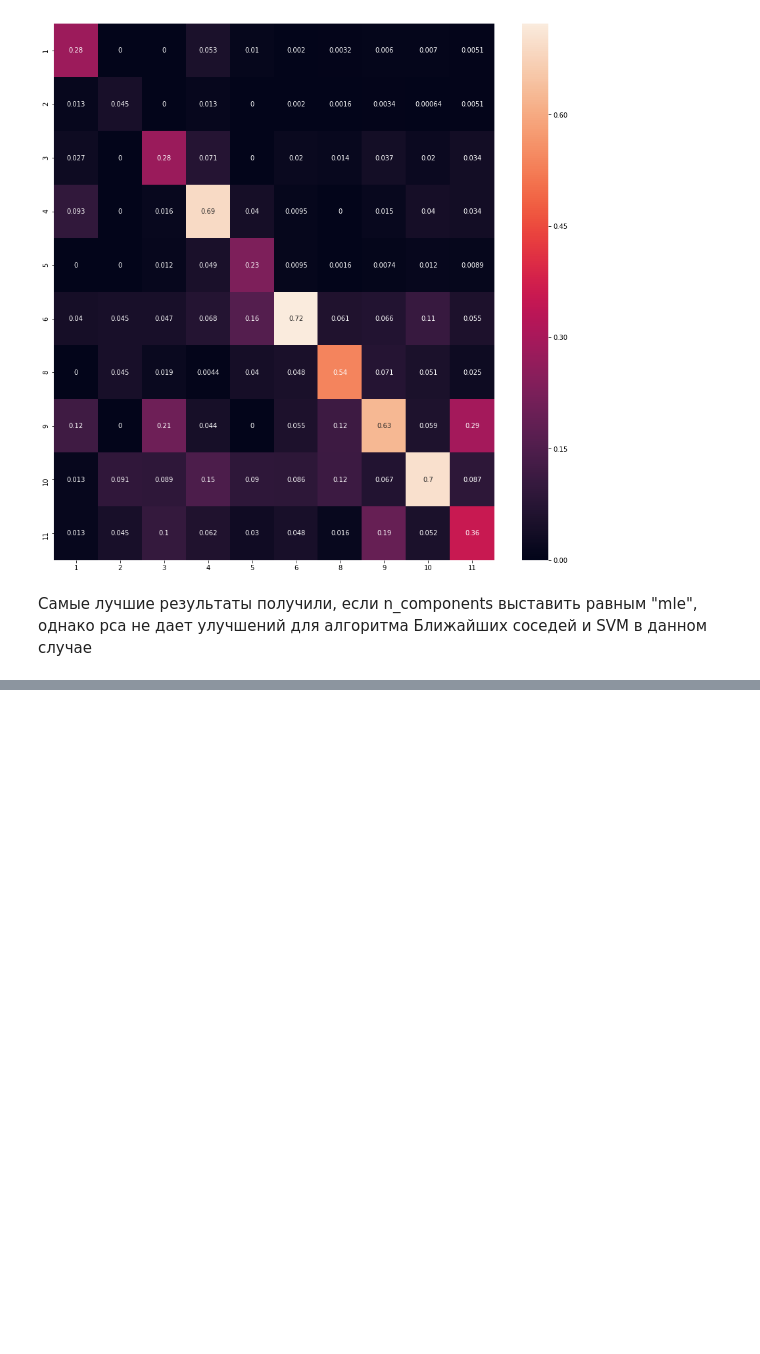
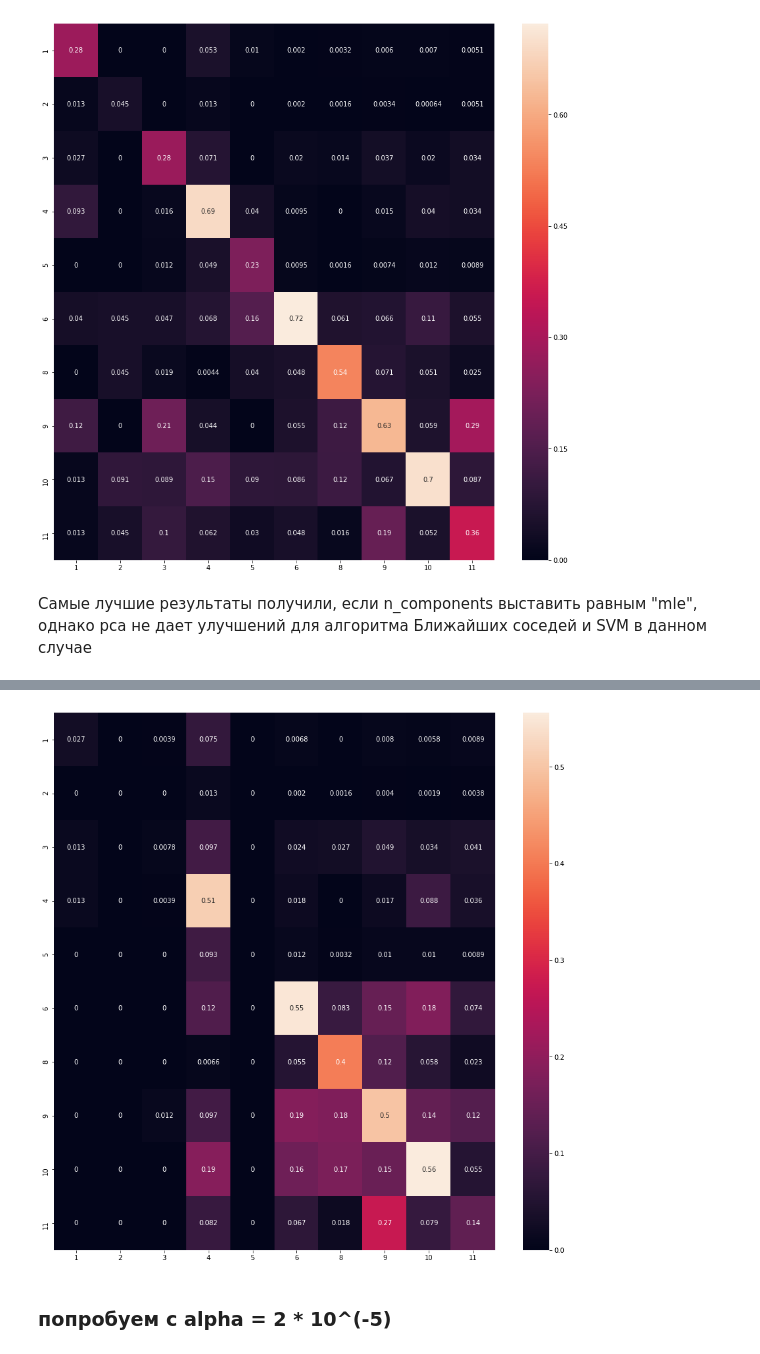
Before and after one commit to topusOctopus/Ml_tasks_Zolotykh, a Jupyter notebook: lab1_classification.ipynb, the cells around one changed output, grey strips where cells are left out. Saved outputs shown, nothing was run; the diff lists cells and outputs as text; code cells hidden in the pictures; blank space fills up the shorter version.

```diff
--- a/lab1_classification.ipynb
+++ b/lab1_classification.ipynb
@@ -1116,0 +1415,2 @@ ax = sns.heatmap(cnf_matrix / cnf_matrix.astype(np.float).sum(axis=1), annot=Tru
+# %%
+alpha_opt = alpha_opt[0]
@@ -1116,0 +1419,7 @@ ax = sns.heatmap(cnf_matrix / cnf_matrix.astype(np.float).sum(axis=1), annot=Tru
+# %%
+mlp_model = MLPClassifier(alpha = alpha_opt, hidden_layer_sizes = (100,),
+                          solver = 'lbfgs', activation = 'logistic', random_state = 42)
+mlp_model.fit(X_train, y_train)
+
+y_train_pred = mlp_model.predict(X_train)
+y_test_pred = mlp_model.predict(X_test)
@@ -1116,0 +1447,15 @@ ax = sns.heatmap(cnf_matrix / cnf_matrix.astype(np.float).sum(axis=1), annot=Tru
+# %%
+labels_ = sorted(df_features['fire_type'].unique().tolist())
+# %%
+from sklearn.metrics import plot_confusion_matrix
+from sklearn.metrics import confusion_matrix
+import seaborn as sns
+cnf_matrix = confusion_matrix(y_test, y_test_pred,labels=labels_)
+# %%
+# normalized cofusion matrix
+plt.figure(figsize=(15,15))
+ax = sns.heatmap(cnf_matrix / cnf_matrix.astype(np.float).sum(axis=1), annot=True,xticklabels=labels_,yticklabels=labels_)
+# %% [output]
+[figure, added]
+# %% [markdown]
+### попробуем с alpha = 2 * 10^(-5)
```
Also changed, not shown: parts of 101 cells of this notebook.
